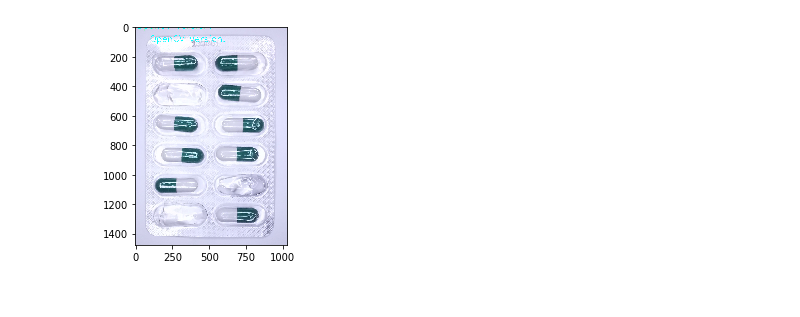
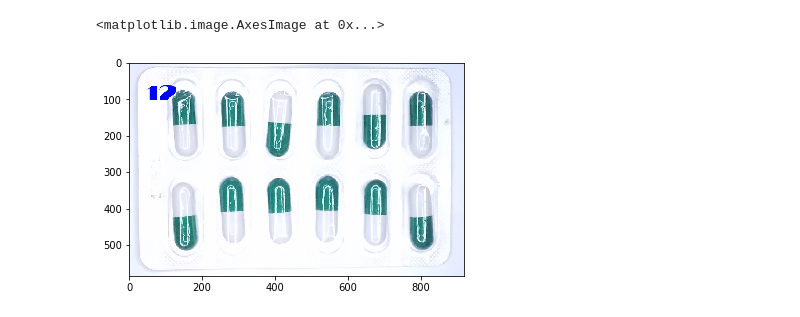
Before and after one commit to jorgehas/smart-defect-inspection, a Jupyter notebook: inspect.ipynb, the cells around one changed output. Drawn from its saved outputs; the diff is of its cells as text; code cells hidden in the pictures.

```diff
--- a/inspect.ipynb
+++ b/inspect.ipynb
@@ -71,9 +74,18 @@ Number of pills:  9
 # %%
 NumPills = str(len(PillsContours))
-# %%
-img = cv2.cvtColor(img, cv2.COLOR_BGR2RGB)
-
-plt.imshow(img)
-plt.show()
-# %% [output]
-[figure, removed]
+# %%
+#cv2.putText(img,'OpenCV',(10,50), font, 4,(255,255,255),2,cv2.LINE_AA)
+font = cv2.FONT_HERSHEY_COMPLEX
+
+img = Image.open("9.jpg")
+
+draw = ImageDraw.Draw(img)
+# font = ImageFont.truetype(<font-file>, <font-size>)
+font = ImageFont.truetype("20db.otf",50)
+# draw.text((x, y),"Sample Text",(r,g,b))
+draw.text((50, 50),NumPills,(0,0,255),font=font)
+img.save('sample-out.jpg')
+plt.imshow(img)
+# %% [output]
+<matplotlib.image.AxesImage at 0x...>
+[figure, added]
```
Also changed, not shown: parts of 9 cells of this notebook, 5 other files.
